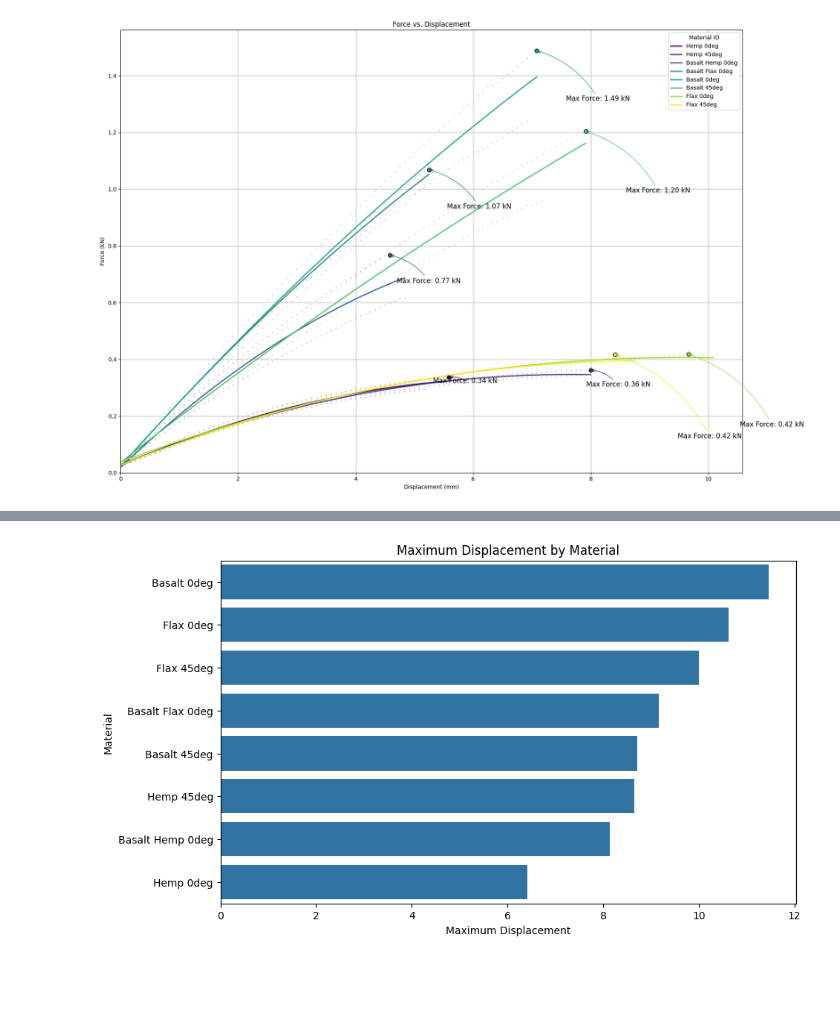
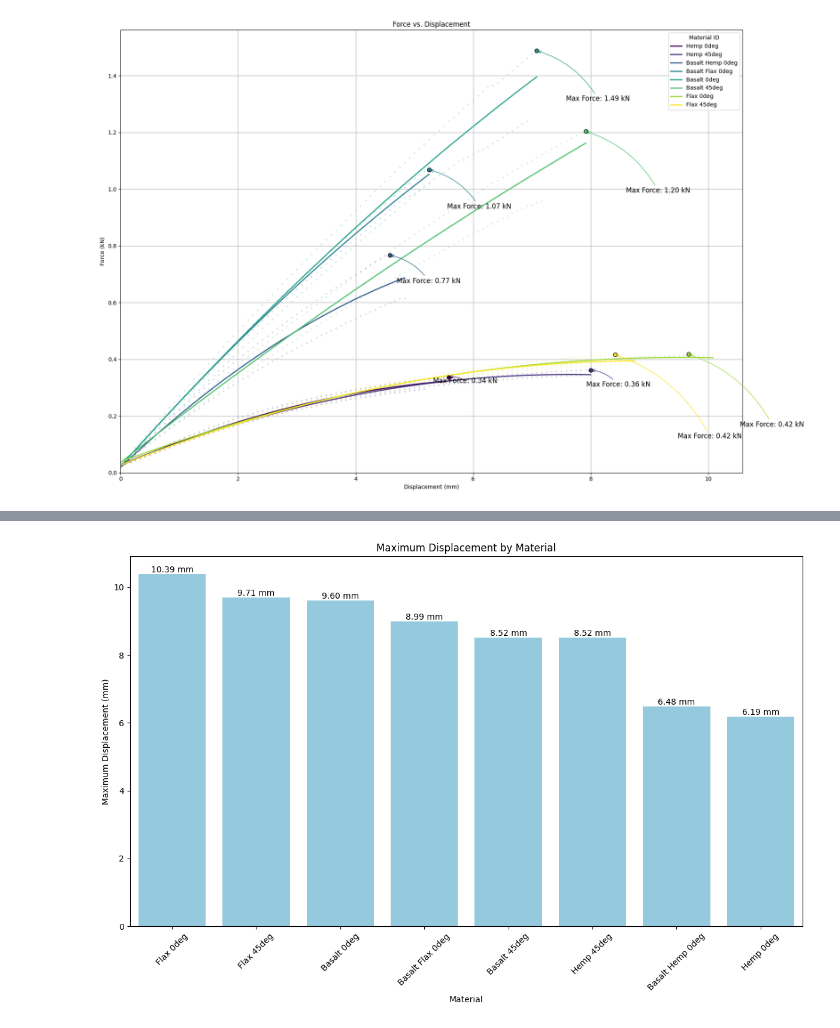
Before and after one commit to jamesbardin/ts_t, a Jupyter notebook: flexural.ipynb, the cells around one changed output, grey strips where cells are left out. Cells and saved outputs as stored; diff of their text form; code cells hidden in the pictures; blank space fills up the shorter version.

```diff
--- a/flexural.ipynb
+++ b/flexural.ipynb
@@ -400,10 +374,25 @@ plt.show()
 [figure]
 # %%
 # Plot the max force on a  bar plot
-plt.figure(figsize=(10, 6))
-sns.barplot(x='Force', y='Material_ID', data=max_force_per_material)
+plt.figure(figsize=(14, 8))
+
+df = pd.read_csv('combined_flexural.csv')
+
+max_force_per_material = df.groupby('Material_ID')['Force'].max().reset_index()
+
+max_force_per_material = max_force_per_material.sort_values(by='Force', ascending=False)
+
+
+bars = sns.barplot(y='Force', x='Material_ID', data=max_force_per_material, color='skyblue')
 plt.title('Maximum Force by Material')
-plt.xlabel('Maximum Force')
-plt.ylabel('Material')
+plt.ylabel('Maximum Force')
+plt.xlabel('Material')
+
+for bar in bars.patches:
+    height = bar.get_height()
+    annotation = "{:.2f} kN".format(height)
+    plt.text(bar.get_x() + bar.get_width() / 2.0, height, annotation, ha='center', va='bottom')
+
+plt.xticks(rotation=45)
 plt.show()
 # %% [output]
@@ -411,16 +400,26 @@ plt.show()
 # %%
-max_displacement_per_material = df.groupby('Material_ID')['Displacement'].max().reset_index()
+max_displacement_per_file = df.groupby(['Material_ID', 'File_ID'])['Displacement'].max().reset_index()
 
-max_displacement_per_material = max_displacement_per_material.sort_values(by='Displacement', ascending=False)
+average_max_displacement_per_material = max_displacement_per_file.groupby('Material_ID')['Displacement'].mean().reset_index()
 
-plt.figure(figsize=(10, 6))
-sns.barplot(x='Displacement', y='Material_ID', data=max_displacement_per_material)
+average_max_displacement_per_material = average_max_displacement_per_material.sort_values(by='Displacement', ascending=False)
+
+plt.figure(figsize=(12, 8))
+bars = sns.barplot(y='Displacement', x='Material_ID', data=average_max_displacement_per_material, color='skyblue')
 plt.title('Maximum Displacement by Material')
-plt.xlabel('Maximum Displacement')
-plt.ylabel('Material')
+plt.ylabel('Maximum Displacement (mm)')
+plt.xlabel('Material')
+
+for bar in bars.patches:
+    height = bar.get_height()
+    annotation = "{:.2f} mm".format(height)
+    plt.text(bar.get_x() + bar.get_width() / 2.0, height, annotation, ha='center', va='bottom')
+
+plt.xticks(rotation=45)
+plt.tight_layout()
 plt.show()
 # %% [output]
-[figure, old version]
+[figure, new version]
 # %%
 import matplotlib.pyplot as plt
 
```
Also changed, not shown: parts of 5 cells of this notebook, 2 other files.
